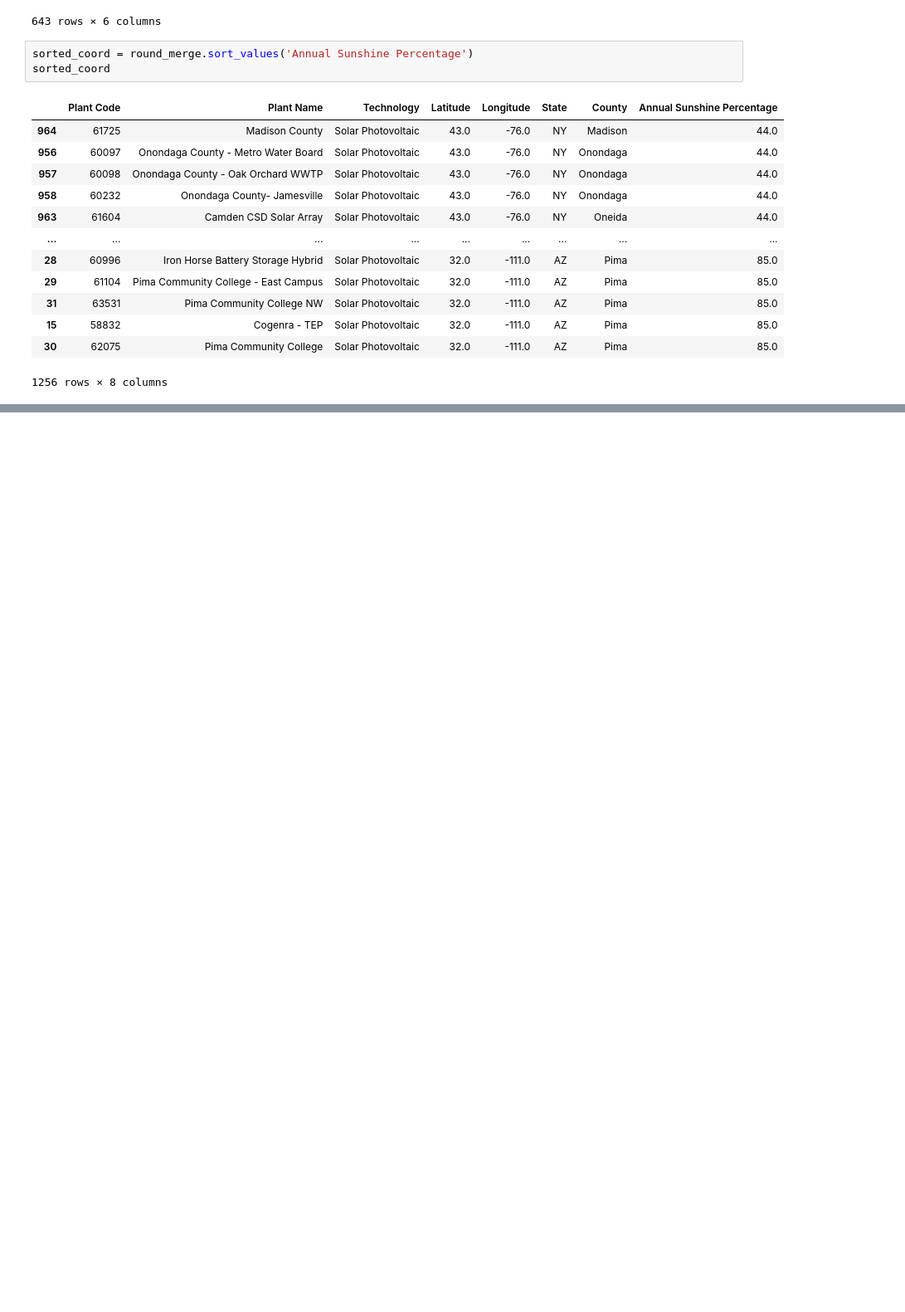
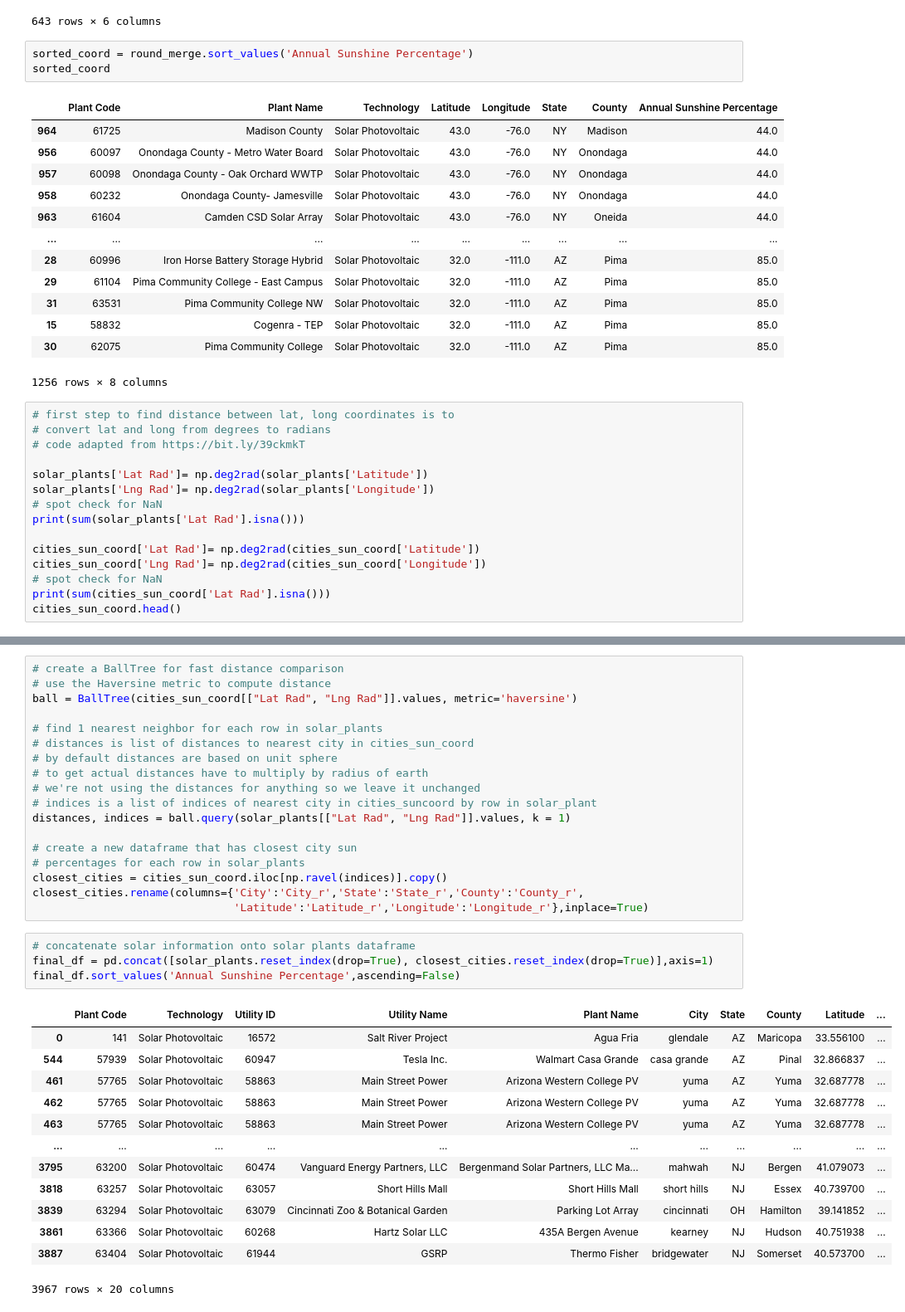
Before and after one commit to AustinRCole/Solar_ETL, a Jupyter notebook: Solar_1.ipynb, the cells around one changed output, grey strips where cells are left out. Shown at 83% size. Drawn from its saved outputs; the diff is of its cells as text; blank space fills up the shorter version.

```diff
--- a/Solar_1.ipynb
+++ b/Solar_1.ipynb
@@ -222,3 +233,18 @@ sorted_coord
 | 15 | 58832 | Cogenra - TEP | Solar Photovoltaic | 32.0 | -111.0 | AZ | Pima | 85.0 |
 | 30 | 62075 | Pima Community College | Solar Photovoltaic | 32.0 | -111.0 | AZ | Pima | 85.0 |
 1256 rows × 8 columns
+# %%
+# first step to find distance between lat, long coordinates is to
+# convert lat and long from degrees to radians
+# code adapted from https://bit.ly/39ckmkT
+
+solar_plants['Lat Rad']= np.deg2rad(solar_plants['Latitude'])
+solar_plants['Lng Rad']= np.deg2rad(solar_plants['Longitude'])
+# spot check for NaN
+print(sum(solar_plants['Lat Rad'].isna()))
+
+cities_sun_coord['Lat Rad']= np.deg2rad(cities_sun_coord['Latitude'])
+cities_sun_coord['Lng Rad']= np.deg2rad(cities_sun_coord['Longitude'])
+# spot check for NaN
+print(sum(cities_sun_coord['Lat Rad'].isna()))
+cities_sun_coord.head()
@@ -224,0 +260,36 @@ sorted_coord
+# %%
+# create a BallTree for fast distance comparison
+# use the Haversine metric to compute distance
+ball = BallTree(cities_sun_coord[["Lat Rad", "Lng Rad"]].values, metric='haversine')
+
+# find 1 nearest neighbor for each row in solar_plants
+# distances is list of distances to nearest city in cities_sun_coord
+# by default distances are based on unit sphere
+# to get actual distances have to multiply by radius of earth
+# we're not using the distances for anything so we leave it unchanged
+# indices is a list of indices of nearest city in cities_suncoord by row in solar_plant
+distances, indices = ball.query(solar_plants[["Lat Rad", "Lng Rad"]].values, k = 1)
+
+# create a new dataframe that has closest city sun
+# percentages for each row in solar_plants
+closest_cities = cities_sun_coord.iloc[np.ravel(indices)].copy()
+closest_cities.rename(columns={'City':'City_r','State':'State_r','County':'County_r',
+                               'Latitude':'Latitude_r','Longitude':'Longitude_r'},inplace=True)
+# %%
+# concatenate solar information onto solar plants dataframe
+final_df = pd.concat([solar_plants.reset_index(drop=True), closest_cities.reset_index(drop=True)],axis=1)
+final_df.sort_values('Annual Sunshine Percentage',ascending=False)
+# %% [output]
+|  | Plant Code | Technology | Utility ID | Utility Name | Plant Name | City | State | County | Latitude | ... |
+| 0 | 141 | Solar Photovoltaic | 16572 | Salt River Project | Agua Fria | glendale | AZ | Maricopa | 33.556100 | ... |
+| 544 | 57939 | Solar Photovoltaic | 60947 | Tesla Inc. | Walmart Casa Grande | casa grande | AZ | Pinal | 32.866837 | ... |
+| 461 | 57765 | Solar Photovoltaic | 58863 | Main Street Power | Arizona Western College PV | yuma | AZ | Yuma | 32.687778 | ... |
+| 462 | 57765 | Solar Photovoltaic | 58863 | Main Street Power | Arizona Western College PV | yuma | AZ | Yuma | 32.687778 | ... |
+| 463 | 57765 | Solar Photovoltaic | 58863 | Main Street Power | Arizona Western College PV | yuma | AZ | Yuma | 32.687778 | ... |
+| ... | ... | ... | ... | ... | ... | ... | ... | ... | ... | ... |
+| 3795 | 63200 | Solar Photovoltaic | 60474 | Vanguard Energy Partners, LLC | Bergenmand Solar Partners, LLC Ma... | mahwah | NJ | Bergen | 41.079073 | ... |
+| 3818 | 63257 | Solar Photovoltaic | 63057 | Short Hills Mall | Short Hills Mall | short hills | NJ | Essex | 40.739700 | ... |
+| 3839 | 63294 | Solar Photovoltaic | 63079 | Cincinnati Zoo & Botanical Garden | Parking Lot Array | cincinnati | OH | Hamilton | 39.141852 | ... |
+| 3861 | 63366 | Solar Photovoltaic | 60268 | Hartz Solar LLC | 435A Bergen Avenue | kearney | NJ | Hudson | 40.751938 | ... |
+| 3887 | 63404 | Solar Photovoltaic | 61944 | GSRP | Thermo Fisher | bridgewater | NJ | Somerset | 40.573700 | ... |
+3967 rows × 20 columns
```
Also changed, not shown: parts of 9 cells of this notebook.
